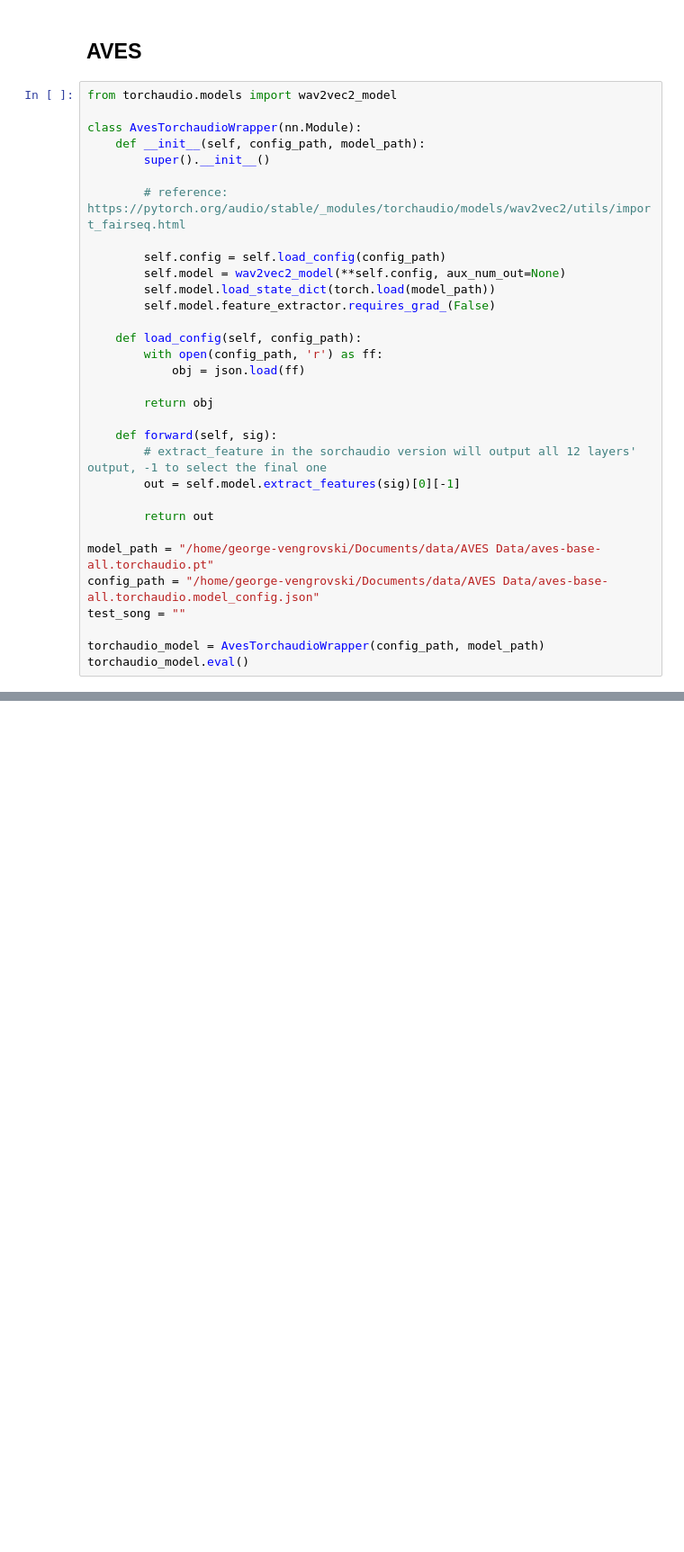
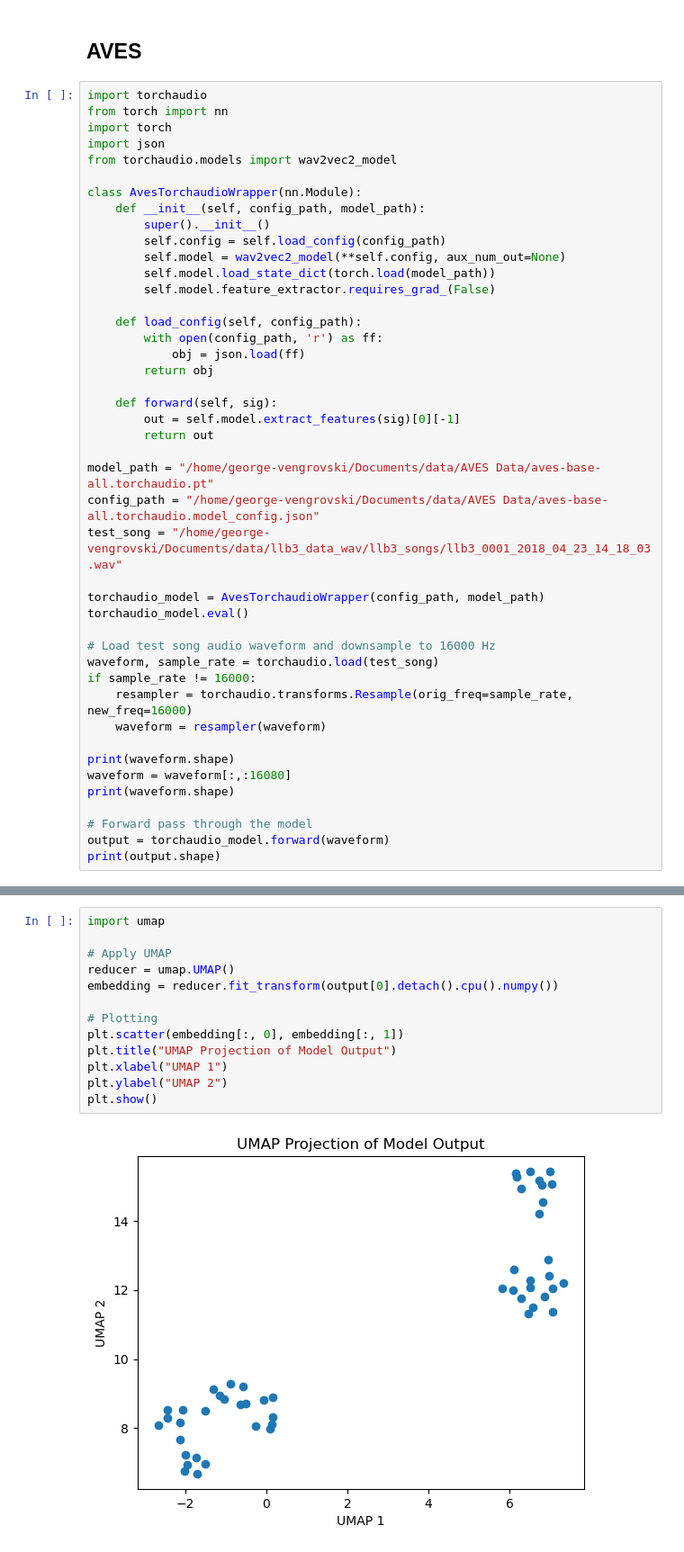
Before and after one commit to georgevenven/tweety_bert_paper, a Jupyter notebook: notebooks/Competing_Methods_FER.ipynb, the cells around one changed output, grey strips where cells are left out. Shown at 90% size. Saved outputs shown, nothing was run; the diff lists cells and outputs as text; blank space fills up the shorter version.

```diff
--- a/notebooks/Competing_Methods_FER.ipynb
+++ b/notebooks/Competing_Methods_FER.ipynb
@@ -246,14 +229,15 @@ evaluator.save_results(class_frame_error_rates, total_frame_error_rate, 'results
 # %% [markdown]
 ## AVES
 # %%
+import torchaudio
+from torch import nn
+import torch
+import json
 from torchaudio.models import wav2vec2_model
 
 class AvesTorchaudioWrapper(nn.Module):
     def __init__(self, config_path, model_path):
         super().__init__()
-
-        # reference: https://pytorch.org/audio/stable/_modules/torchaudio/models/wav2vec2/utils/import_fairseq.html
-
         self.config = self.load_config(config_path)
         self.model = wav2vec2_model(**self.config, aux_num_out=None)
         self.model.load_state_dict(torch.load(model_path))
@@ -262,19 +246,30 @@ class AvesTorchaudioWrapper(nn.Module):
     def load_config(self, config_path):
         with open(config_path, 'r') as ff:
             obj = json.load(ff)
-
         return obj
 
     def forward(self, sig):
-        # extract_feature in the sorchaudio version will output all 12 layers' output, -1 to select the final one
         out = self.model.extract_features(sig)[0][-1]
-
         return out
 
 model_path = "/home/george-vengrovski/Documents/data/AVES Data/aves-base-all.torchaudio.pt"
 config_path = "/home/george-vengrovski/Documents/data/AVES Data/aves-base-all.torchaudio.model_config.json"
-test_song = ""
+test_song = "/home/george-vengrovski/Documents/data/llb3_data_wav/llb3_songs/llb3_0001_2018_04_23_14_18_03.wav"
 
 torchaudio_model = AvesTorchaudioWrapper(config_path, model_path)
 torchaudio_model.eval()
+
+# Load test song audio waveform and downsample to 16000 Hz
+waveform, sample_rate = torchaudio.load(test_song)
+if sample_rate != 16000:
+    resampler = torchaudio.transforms.Resample(orig_freq=sample_rate, new_freq=16000)
+    waveform = resampler(waveform)
+
+print(waveform.shape)
+waveform = waveform[:,:16080]
+print(waveform.shape)
+
+# Forward pass through the model
+output = torchaudio_model.forward(waveform)
+print(output.shape)
 # %% [output]
@@ -297,0 +359,15 @@ AvesTorchaudioWrapper(
+# %%
+import umap
+
+# Apply UMAP
+reducer = umap.UMAP()
+embedding = reducer.fit_transform(output[0].detach().cpu().numpy())
+
+# Plotting
+plt.scatter(embedding[:, 0], embedding[:, 1])
+plt.title("UMAP Projection of Model Output")
+plt.xlabel("UMAP 1")
+plt.ylabel("UMAP 2")
+plt.show()
+# %% [output]
+[figure, added]
```
Also changed, not shown: parts of 9 cells of this notebook, 9 other files.
